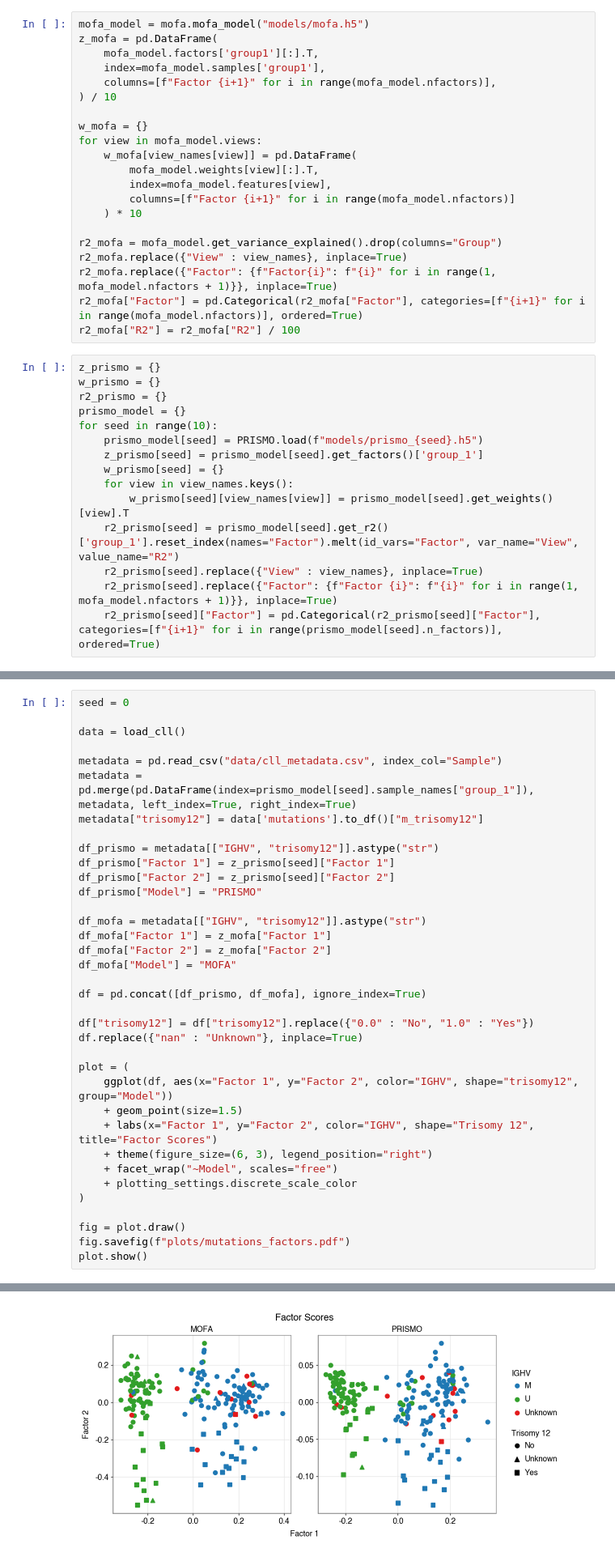
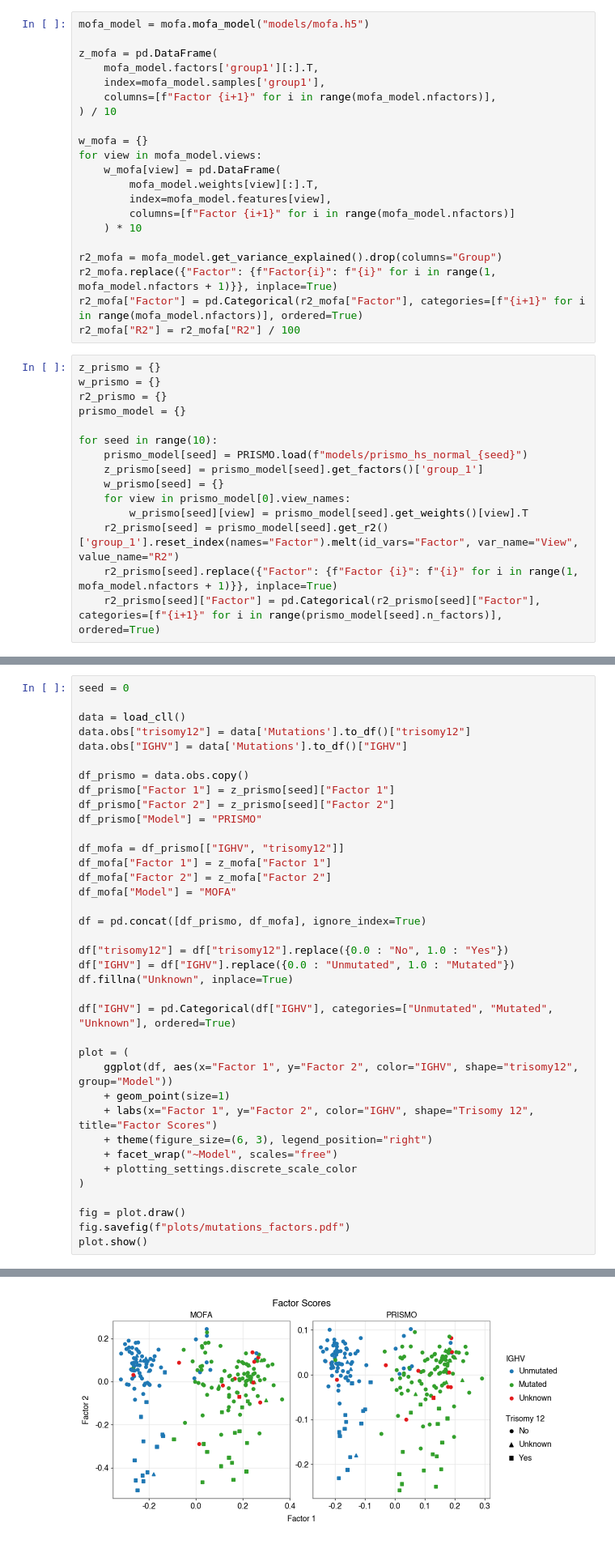
Before and after one commit to bioFAM/mofaflex-analysis, a Jupyter notebook: comparison_mofa/analysis.ipynb, the cells around one changed output, grey strips where cells are left out. Shown at 81% size. Drawn from its saved outputs; the diff is of its cells as text.

```diff
--- a/comparison_mofa/analysis.ipynb
+++ b/comparison_mofa/analysis.ipynb
@@ -33,5 +25,6 @@ view_names = {
 # %%
 mofa_model = mofa.mofa_model("models/mofa.h5")
+
 z_mofa = pd.DataFrame(
     mofa_model.factors['group1'][:].T,
     index=mofa_model.samples['group1'],
@@ -40,14 +33,13 @@ z_mofa = pd.DataFrame(
 
 w_mofa = {}
 for view in mofa_model.views:
-    w_mofa[view_names[view]] = pd.DataFrame(
+    w_mofa[view] = pd.DataFrame(
         mofa_model.weights[view][:].T,
         index=mofa_model.features[view],
         columns=[f"Factor {i+1}" for i in range(mofa_model.nfactors)]
     ) * 10
 
 r2_mofa = mofa_model.get_variance_explained().drop(columns="Group")
-r2_mofa.replace({"View" : view_names}, inplace=True)
 r2_mofa.replace({"Factor": {f"Factor{i}": f"{i}" for i in range(1, mofa_model.nfactors + 1)}}, inplace=True)
 r2_mofa["Factor"] = pd.Categorical(r2_mofa["Factor"], categories=[f"{i+1}" for i in range(mofa_model.nfactors)], ordered=True)
 r2_mofa["R2"] = r2_mofa["R2"] / 100
@@ -56,13 +48,13 @@ z_prismo = {}
 w_prismo = {}
 r2_prismo = {}
 prismo_model = {}
+
 for seed in range(10):
-    prismo_model[seed] = PRISMO.load(f"models/prismo_{seed}.h5")
+    prismo_model[seed] = PRISMO.load(f"models/prismo_hs_normal_{seed}")
     z_prismo[seed] = prismo_model[seed].get_factors()['group_1']
     w_prismo[seed] = {}
-    for view in view_names.keys():
-        w_prismo[seed][view_names[view]] = prismo_model[seed].get_weights()[view].T
+    for view in prismo_model[0].view_names:
+        w_prismo[seed][view] = prismo_model[seed].get_weights()[view].T
     r2_prismo[seed] = prismo_model[seed].get_r2()['group_1'].reset_index(names="Factor").melt(id_vars="Factor", var_name="View", value_name="R2")
-    r2_prismo[seed].replace({"View" : view_names}, inplace=True)
     r2_prismo[seed].replace({"Factor": {f"Factor {i}": f"{i}" for i in range(1, mofa_model.nfactors + 1)}}, inplace=True)
     r2_prismo[seed]["Factor"] = pd.Categorical(r2_prismo[seed]["Factor"], categories=[f"{i+1}" for i in range(prismo_model[seed].n_factors)], ordered=True)
@@ -205,29 +186,30 @@ plot.show()
 seed = 0
 
 data = load_cll()
+data.obs["trisomy12"] = data['Mutations'].to_df()["trisomy12"]
+data.obs["IGHV"] = data['Mutations'].to_df()["IGHV"]
 
-metadata = pd.read_csv("data/cll_metadata.csv", index_col="Sample")
-metadata = pd.merge(pd.DataFrame(index=prismo_model[seed].sample_names["group_1"]), metadata, left_index=True, right_index=True)
-metadata["trisomy12"] = data['mutations'].to_df()["m_trisomy12"]
-
-df_prismo = metadata[["IGHV", "trisomy12"]].astype("str")
+df_prismo = data.obs.copy()
 df_prismo["Factor 1"] = z_prismo[seed]["Factor 1"]
 df_prismo["Factor 2"] = z_prismo[seed]["Factor 2"]
 df_prismo["Model"] = "PRISMO"
 
-df_mofa = metadata[["IGHV", "trisomy12"]].astype("str")
+df_mofa = df_prismo[["IGHV", "trisomy12"]]
 df_mofa["Factor 1"] = z_mofa["Factor 1"]
 df_mofa["Factor 2"] = z_mofa["Factor 2"]
 df_mofa["Model"] = "MOFA"
 
 df = pd.concat([df_prismo, df_mofa], ignore_index=True)
 
-df["trisomy12"] = df["trisomy12"].replace({"0.0" : "No", "1.0" : "Yes"})
-df.replace({"nan" : "Unknown"}, inplace=True)
+df["trisomy12"] = df["trisomy12"].replace({0.0 : "No", 1.0 : "Yes"})
+df["IGHV"] = df["IGHV"].replace({0.0 : "Unmutated", 1.0 : "Mutated"})
+df.fillna("Unknown", inplace=True)
+
+df["IGHV"] = pd.Categorical(df["IGHV"], categories=["Unmutated", "Mutated", "Unknown"], ordered=True)
 
 plot = (
     ggplot(df, aes(x="Factor 1", y="Factor 2", color="IGHV", shape="trisomy12", group="Model"))
-    + geom_point(size=1.5)
+    + geom_point(size=1)
     + labs(x="Factor 1", y="Factor 2", color="IGHV", shape="Trisomy 12", title="Factor Scores")
     + theme(figure_size=(6, 3), legend_position="right")
     + facet_wrap("~Model", scales="free")
@@ -241 +231 @@ plot.show()
-[figure, old version]
+[figure, new version]
```
Also changed, not shown: parts of 7 cells of this notebook, 9 other files.
